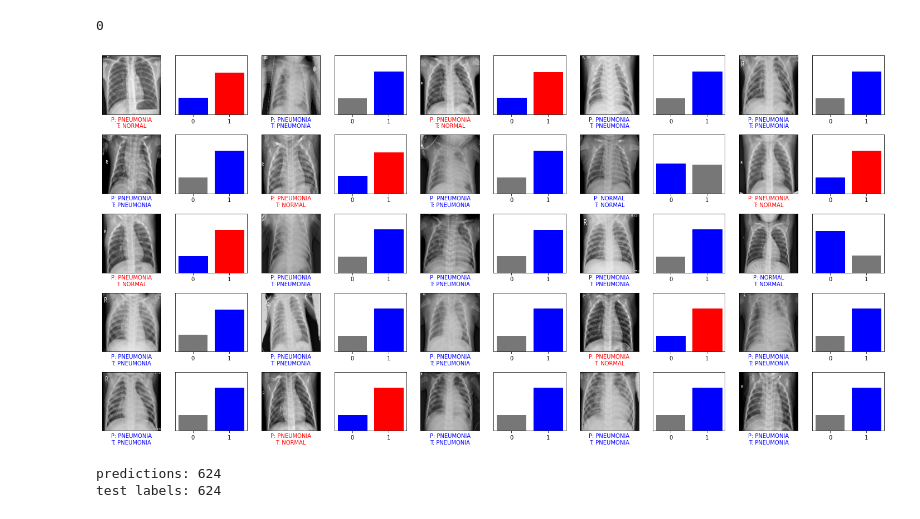
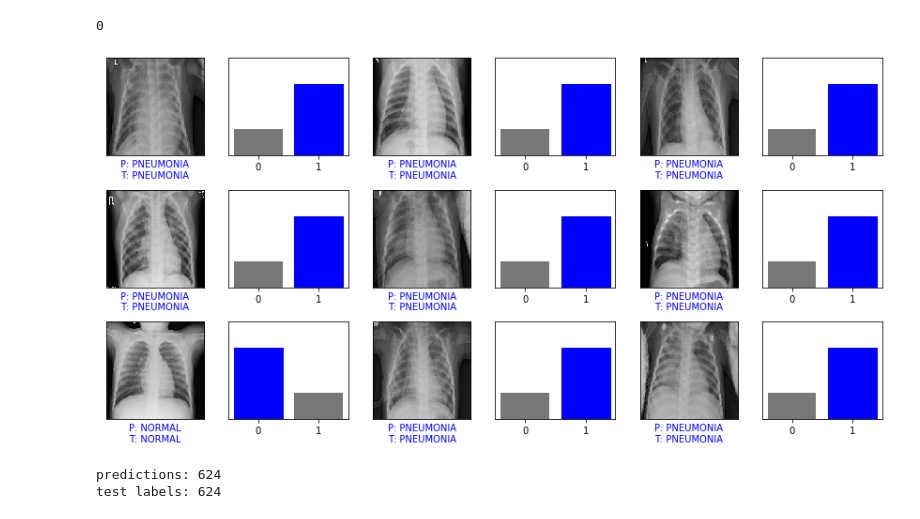
Before and after one commit to thedamirashim/pneumonia_detection, a Jupyter notebook: pneumonia_detection.ipynb, the cells around one changed output. Drawn from its saved outputs; the diff is of its cells as text; code cells hidden in the pictures.

```diff
--- a/pneumonia_detection.ipynb
+++ b/pneumonia_detection.ipynb
@@ -228,23 +219,23 @@ def plot_value_array(i, predictions_array, true_label, classes):
     thisplot[predicted_label].set_color('red')
     thisplot[true_label].set_color('blue')
 # %%
-num_rows = 5
-num_cols = 5
+num_rows = 3
+num_cols = 3
 num_images = num_rows*num_cols
 plt.figure(figsize=(2*2*num_cols, 2*num_rows))
 temp_list = []
 for i in range(num_images):
     temp = np.random.randint(0, test_images.shape[0]-1)
     if temp not in temp_list:
         plt.subplot(num_rows, 2*num_cols, 2*i+1)
         plot_image(temp, predictions[temp], test_labels, test_images)
         plt.subplot(num_rows, 2*num_cols, 2*i+2)
         plot_value_array(temp, predictions[temp], test_labels, class_names_label)
         temp_list.append(temp)
     else:
         i -= 1
 plt.tight_layout()
 plt.show()
 # %% [output]
-[figure, old version]
+[figure, new version]
 # %%
```
Also changed, not shown: parts of 14 cells of this notebook.
